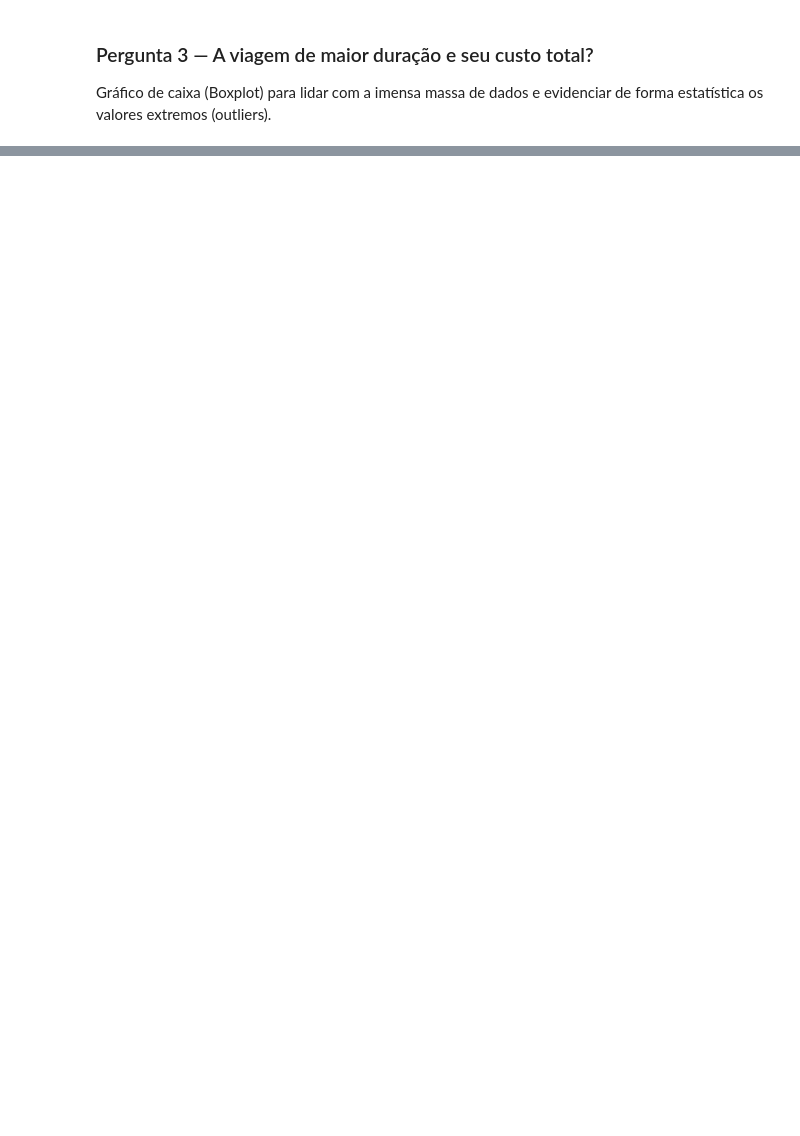
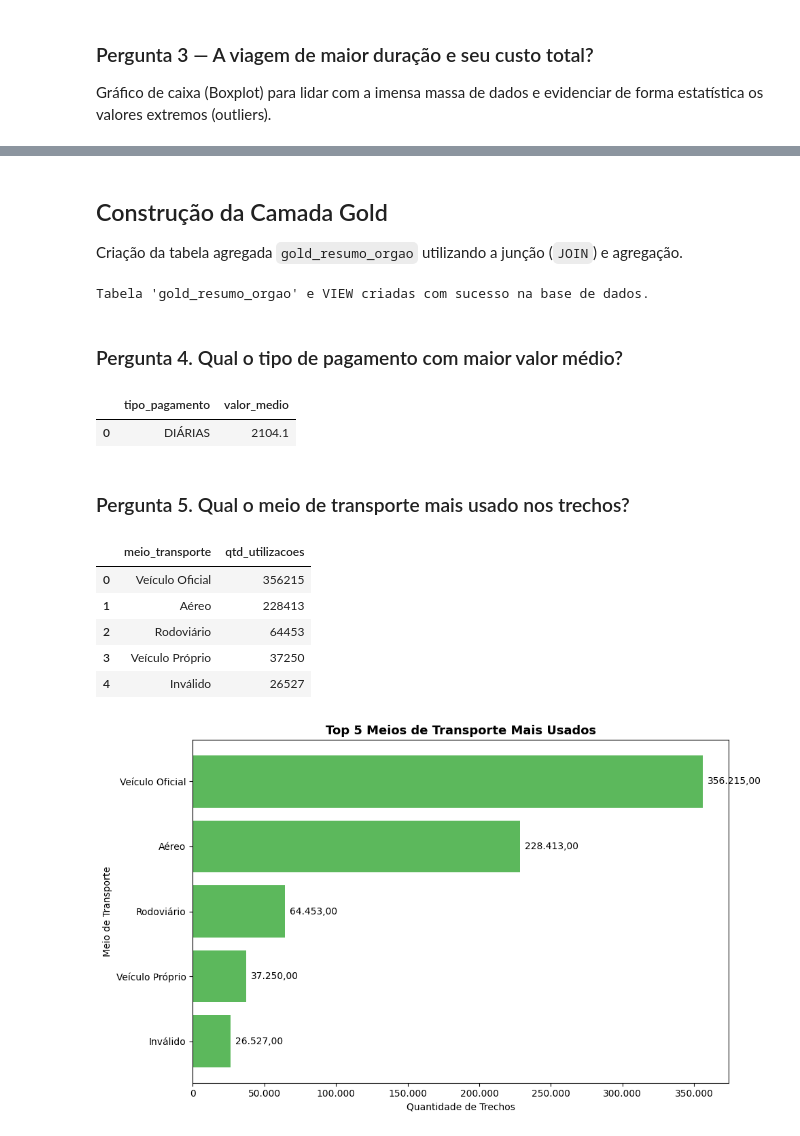
Before and after one commit to jsidegum/pipeline-viagens-transparencia, a Jupyter notebook: 3_analise.ipynb, the cells around one changed output, grey strips where cells are left out. Cells and saved outputs as stored; diff of their text form; code cells hidden in the pictures; blank space fills up the shorter version.

Commit message:
implementa perguntas de negócio 4 a 7 e gráficos

```diff
--- a/3_analise.ipynb
+++ b/3_analise.ipynb
@@ -337,0 +351,79 @@ plt.show()
+# %% [markdown]
+## Construção da Camada Gold
+Criação da tabela agregada `gold_resumo_orgao` utilizando a junção (`JOIN`) e agregação.
+# %%
+from sqlalchemy import text
+sql_criar_gold = text("""
+    DROP VIEW IF EXISTS gold_vw_resumo_orgao;
+    DROP TABLE IF EXISTS gold_resumo_orgao;
+
+    CREATE TABLE gold_resumo_orgao AS
+    SELECT
+        v.nome_orgao_superior,
+        COUNT(DISTINCT v.id_viagem) AS total_viagens,
+        SUM(v.valor_total) AS gasto_total_viagens,
+        COUNT(DISTINCT p.id_pagamento) AS total_pagamentos,
+        SUM(p.valor) AS soma_pagamentos
+    FROM silver_viagem v
+    LEFT JOIN silver_pagamento p ON v.id_viagem = p.id_viagem
+    GROUP BY v.nome_orgao_superior;
+
+    CREATE VIEW gold_vw_resumo_orgao AS
+    SELECT * FROM gold_resumo_orgao;
+""")
+
+with engine.begin() as conn:
+    conn.execute(sql_criar_gold)
+print("Tabela 'gold_resumo_orgao' e VIEW criadas com sucesso na base de dados.")
+# %% [output]
+Tabela 'gold_resumo_orgao' e VIEW criadas com sucesso na base de dados.
+# %% [markdown]
+### Pergunta 4. Qual o tipo de pagamento com maior valor médio?
+# %%
+sql_q4 = """
+    SELECT tipo_pagamento,
+           ROUND(AVG(valor), 2) AS valor_medio
+    FROM silver_pagamento
+    WHERE tipo_pagamento IS NOT NULL
+    GROUP BY tipo_pagamento
+    ORDER BY valor_medio DESC
+    LIMIT 1;
+"""
+df_q4 = consultar(sql_q4)
+display(df_q4)
+# %% [output]
+|  | tipo_pagamento | valor_medio |
+| 0 | DIÁRIAS | 2104.1 |
+# %% [markdown]
+### Pergunta 5. Qual o meio de transporte mais usado nos trechos?
+# %%
+sql_q5 = """
+    SELECT meio_transporte,
+           COUNT(*) AS qtd_utilizacoes
+    FROM silver_trecho
+    WHERE meio_transporte IS NOT NULL
+      AND meio_transporte != 'Sem informação'
+    GROUP BY meio_transporte
+    ORDER BY qtd_utilizacoes DESC
+    LIMIT 5;
+"""
+df_q5 = consultar(sql_q5)
+display(df_q5)
+
+grafico_barras_horizontal(
+    df_q5,
+    coluna_y="meio_transporte",
+    coluna_x="qtd_utilizacoes",
+    titulo="Top 5 Meios de Transporte Mais Usados",
+    rotulo_y="Meio de Transporte",
+    rotulo_x="Quantidade de Trechos",
+    cor="#5CB85C"
+)
+# %% [output]
+|  | meio_transporte | qtd_utilizacoes |
+| 0 | Veículo Oficial | 356215 |
+| 1 | Aéreo | 228413 |
+| 2 | Rodoviário | 64453 |
+| 3 | Veículo Próprio | 37250 |
+| 4 | Inválido | 26527 |
+[figure, added]
```
Also changed, not shown: parts of 6 cells of this notebook.
